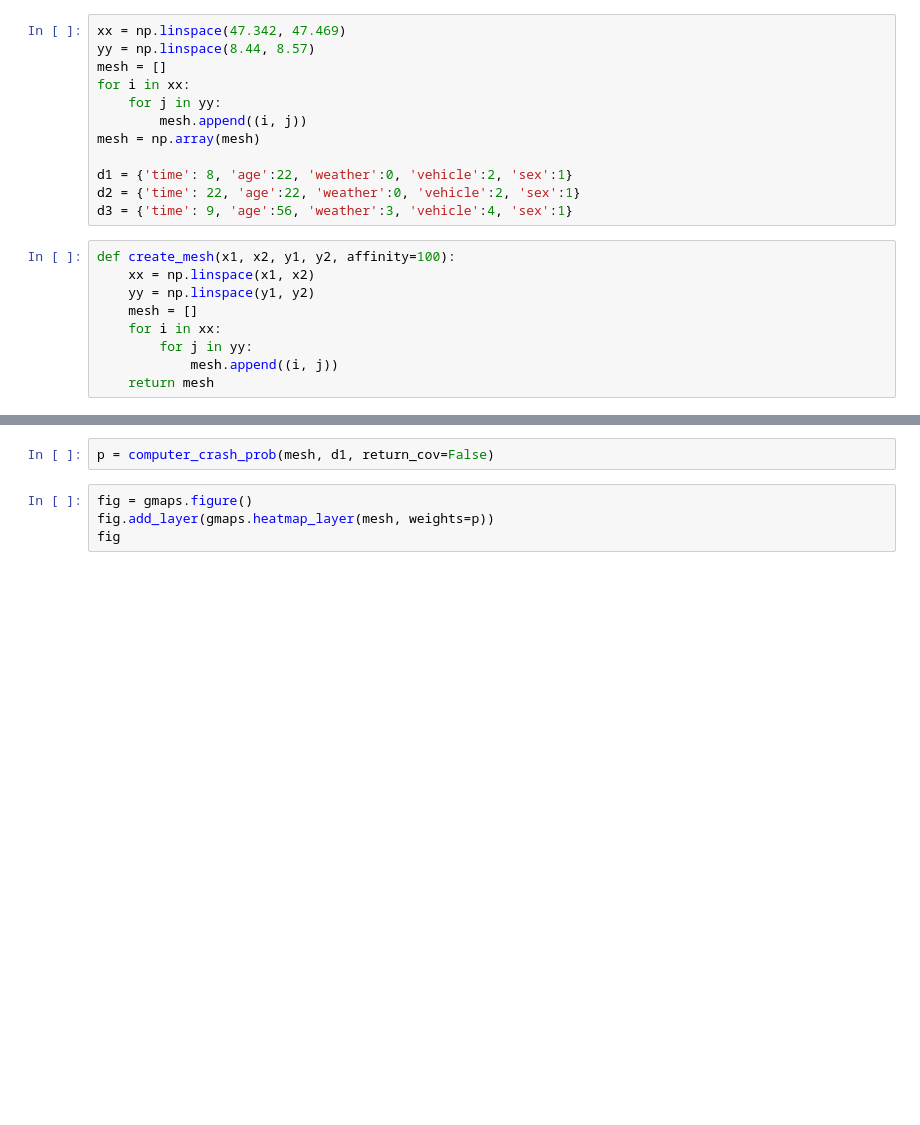
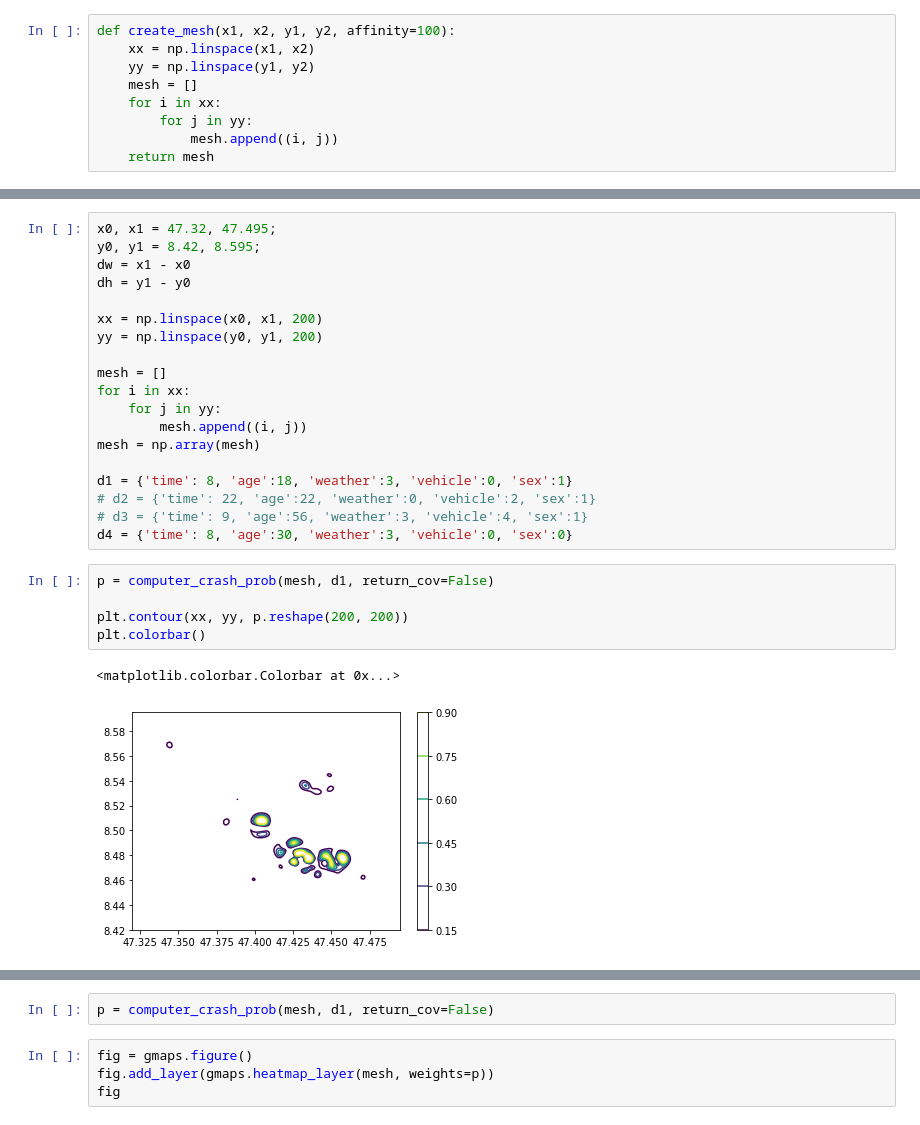
Before and after one commit to nikolai-schmid/hackzurich, a Jupyter notebook: jupyter/create_mock_data.ipynb, the cells around one changed output, grey strips where cells are left out. Cells and saved outputs as stored; diff of their text form; blank space fills up the shorter version.

```diff
--- a/jupyter/create_mock_data.ipynb
+++ b/jupyter/create_mock_data.ipynb
@@ -112,15 +52,3 @@ def computer_crash_prob(xx, details, **kargs):
-# %%
-xx = np.linspace(47.342, 47.469)
-yy = np.linspace(8.44, 8.57)
-mesh = []
-for i in xx:
-    for j in yy:
-        mesh.append((i, j))
-mesh = np.array(mesh)
-
-d1 = {'time': 8, 'age':22, 'weather':0, 'vehicle':2, 'sex':1}
-d2 = {'time': 22, 'age':22, 'weather':0, 'vehicle':2, 'sex':1}
-d3 = {'time': 9, 'age':56, 'weather':3, 'vehicle':4, 'sex':1}
 # %%
 def create_mesh(x1, x2, y1, y2, affinity=100):
     xx = np.linspace(x1, x2)
@@ -132,0 +123,27 @@ def create_mesh(x1, x2, y1, y2, affinity=100):
+# %%
+x0, x1 = 47.32, 47.495;
+y0, y1 = 8.42, 8.595;
+dw = x1 - x0
+dh = y1 - y0
+
+xx = np.linspace(x0, x1, 200)
+yy = np.linspace(y0, y1, 200)
+
+mesh = []
+for i in xx:
+    for j in yy:
+        mesh.append((i, j))
+mesh = np.array(mesh)
+
+d1 = {'time': 8, 'age':18, 'weather':3, 'vehicle':0, 'sex':1}
+# d2 = {'time': 22, 'age':22, 'weather':0, 'vehicle':2, 'sex':1}
+# d3 = {'time': 9, 'age':56, 'weather':3, 'vehicle':4, 'sex':1}
+d4 = {'time': 8, 'age':30, 'weather':3, 'vehicle':0, 'sex':0}
+# %%
+p = computer_crash_prob(mesh, d1, return_cov=False)
+
+plt.contour(xx, yy, p.reshape(200, 200))
+plt.colorbar()
+# %% [output]
+<matplotlib.colorbar.Colorbar at 0x...>
+[figure, added]
```
Also changed, not shown: parts of 9 cells of this notebook.
